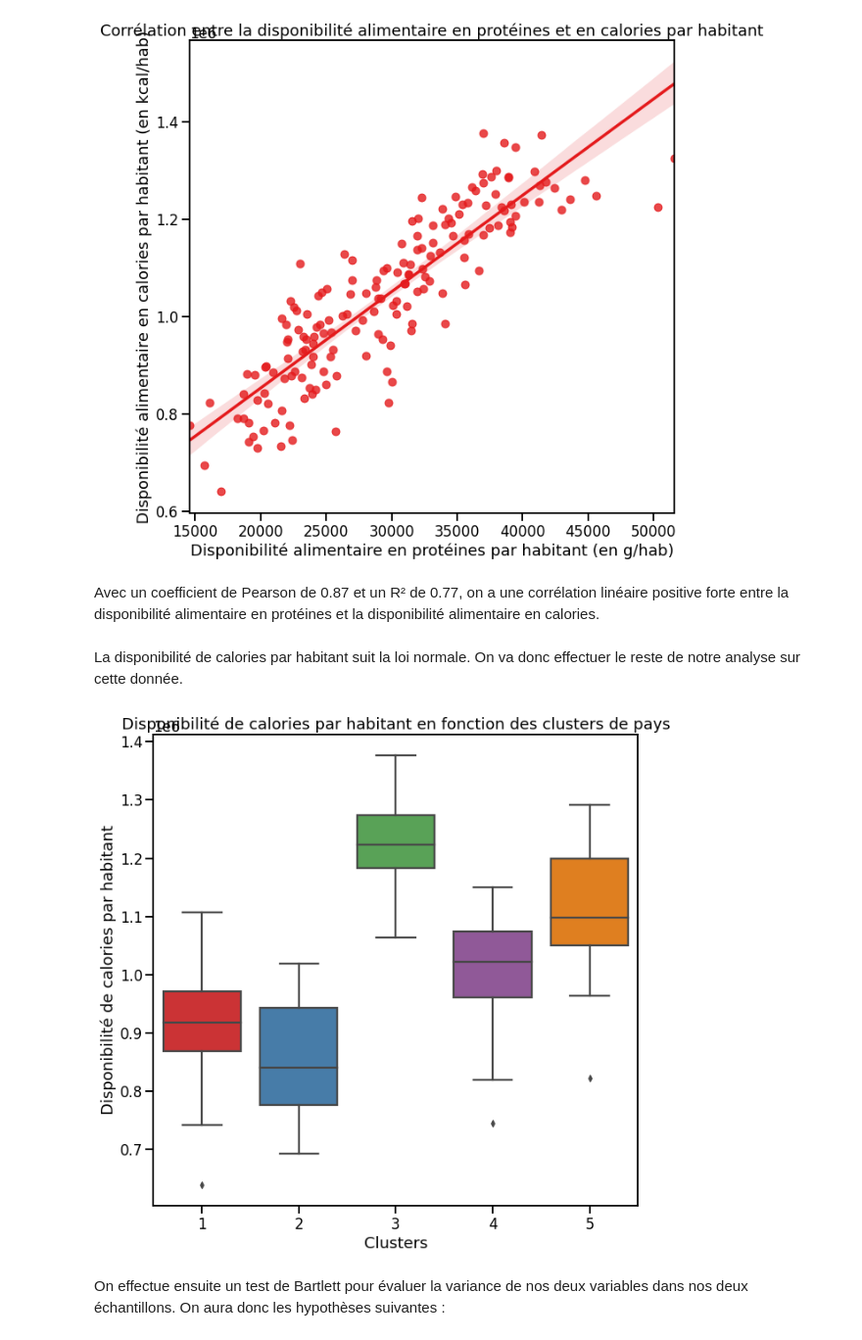
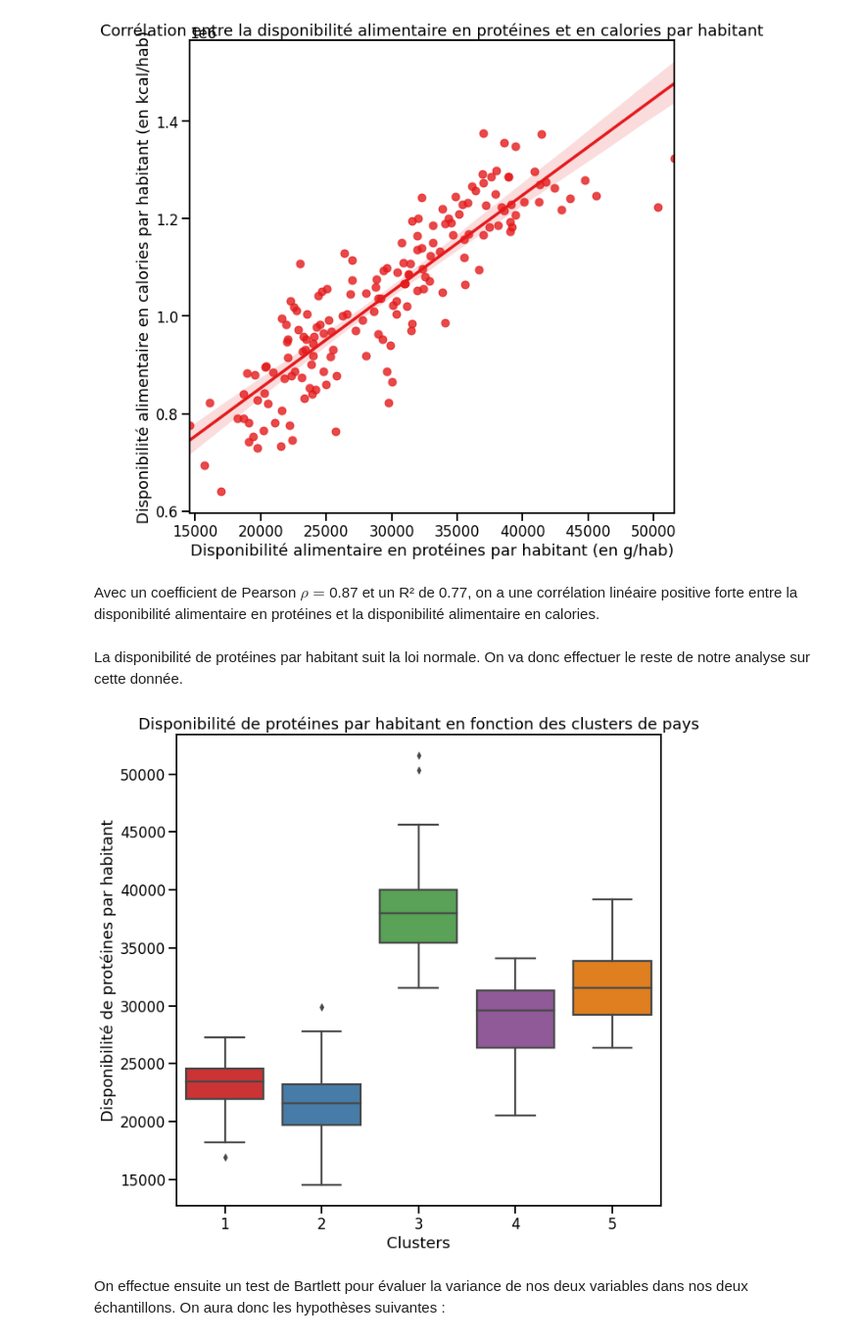
Before and after one commit to Sylvariane/etude_marche, a Jupyter notebook: P5_02_code.ipynb, the cells around one changed output. Shown at 98% size. Drawn from its saved outputs; the diff is of its cells as text; code cells hidden in the pictures.

```diff
--- a/P5_02_code.ipynb
+++ b/P5_02_code.ipynb
@@ -115,6 +115,9 @@ def display_factorial_planes(X_projected, n_comp, pca, axis_ranks, labels=None,
 
             plt.title("Projection des individus (sur F{} et F{})".format(d1+1, d2+1))
             plt.show(block=False)
+# %%
+sns.set_context('talk')
+sns.set_palette('tab20')
 # %%
 vegetaux = pd.read_csv('/content/drive/My Drive/Formation Data Analyst/Livrables/P5_guillot_cecile/vegetaux_2017.csv')
 animaux = pd.read_csv('/content/drive/My Drive/Formation Data Analyst/Livrables/P5_guillot_cecile/animaux_2017.csv')
@@ -692,19 +703,19 @@ _ = plt.show()
 # %% [output]
 [figure]
 # %% [markdown]
-Avec un coefficient de Pearson de 0.87 et un R² de 0.77, on a une corrélation linéaire positive forte entre la disponibilité alimentaire en protéines et la disponibilité alimentaire en calories.
+Avec un coefficient de Pearson $\rho = $0.87 et un R² de 0.77, on a une corrélation linéaire positive forte entre la disponibilité alimentaire en protéines et la disponibilité alimentaire en calories.
 # %% [markdown]
-La disponibilité de calories par habitant suit la loi normale. On va donc effectuer le reste de notre analyse sur cette donnée.
+La disponibilité de protéines par habitant suit la loi normale. On va donc effectuer le reste de notre analyse sur cette donnée.
 # %%
 plt.figure(figsize=(10,10))
 
-_ = sns.boxplot(x='ddg_cluster', y='dispo_kcal_hab', data=df)
+_ = sns.boxplot(x='ddg_cluster', y='dispo_prot_hab', data=df)
 _ = plt.xlabel('Clusters')
-_ = plt.ylabel('Disponibilité de calories par habitant')
-_ = plt.title('Disponibilité de calories par habitant en fonction des clusters de pays')
+_ = plt.ylabel('Disponibilité de protéines par habitant')
+_ = plt.title('Disponibilité de protéines par habitant en fonction des clusters de pays')
 _ = plt.show()
 # %% [output]
-[figure, old version]
+[figure, new version]
 # %% [markdown]
 On effectue ensuite un test de Bartlett pour évaluer la variance de nos deux variables dans nos deux échantillons. On aura donc les hypothèses suivantes :
 # %% [markdown]
```
Also changed, not shown: parts of 61 cells of this notebook.
